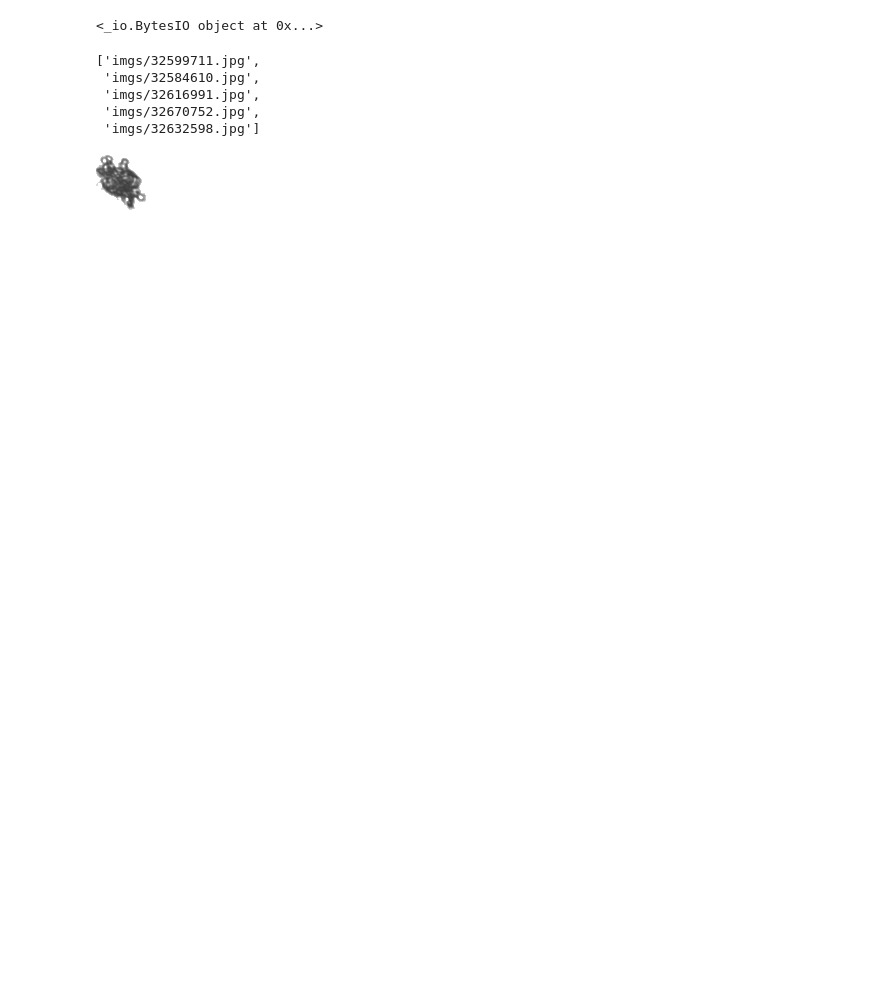
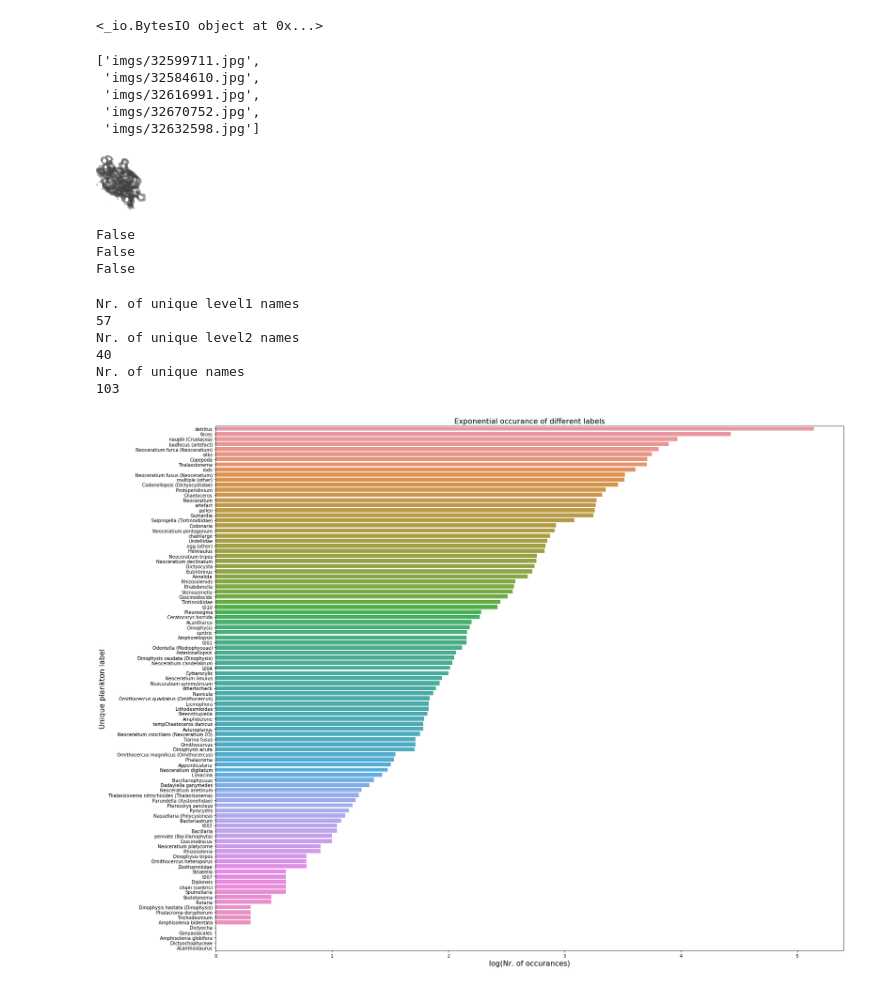
Before and after one commit to yohannjs/AML-2019, a Jupyter notebook: Challenges/4. Plankton/yohann_plankton.ipynb, the cells around one changed output. Drawn from its saved outputs; the diff is of its cells as text; code cells hidden in the pictures; blank space fills up the shorter version.

```diff
--- a/Challenges/4. Plankton/yohann_plankton.ipynb
+++ b/Challenges/4. Plankton/yohann_plankton.ipynb
@@ -67,0 +90,4 @@ Image.open(img_files['imgs/32738710.jpg'])
+# %%
+nativeDF = pd.read_csv(base + 'features_native.csv.gz')
+skimagDF = pd.read_csv(base + 'features_skimage.csv.gz')
+labelsDF = pd.read_csv(base + 'meta.csv')
@@ -67,0 +103,45 @@ Image.open(img_files['imgs/32738710.jpg'])
+# %%
+for col_name in native_nan_cols:
+    nativeDF[col_name] = nativeDF[col_name].fillna(0)
+
+for col_name in skimage_nan_cols:
+    skimagDF[col_name] = skimagDF[col_name].fillna(0)
+
+labelsDF['level1'] = labelsDF['level1'].fillna(0)
+labelsDF['level2'] = labelsDF['level2'].fillna(0)
+
+print(nativeDF.isnull().sum().any())
+print(skimagDF.isnull().sum().any())
+print(labelsDF.isnull().sum().any())
+# %% [output]
+False
+False
+False
+# %%
+print('Nr. of unique level1 names')
+print(labelsDF['level1'].nunique())
+print('Nr. of unique level2 names')
+print(labelsDF['level2'].nunique())
+print('Nr. of unique names')
+print(labelsDF['unique_name'].nunique())
+# %% [output]
+Nr. of unique level1 names
+57
+Nr. of unique level2 names
+40
+Nr. of unique names
+103
+# %%
+number_unique_names = labelsDF.groupby('unique_name', as_index=True)['id'].count()
+number_unique_names.sort_values(inplace=True, ascending=False)
+# %%
+figure, ax = plt.subplots(figsize=(23,17))
+ax = sns.barplot(y=number_unique_names.index, x=np.log10(number_unique_names.values))
+
+
+plt.ylabel('Unique plankton label', fontsize= 16)
+plt.xlabel('log(Nr. of occurances)', fontsize= 16)
+plt.title('Exponential occurance of different labels', fontsize=16)
+plt.tight_layout()
+# %% [output]
+[figure, added]
```
Also changed, not shown: parts of 5 cells of this notebook.
